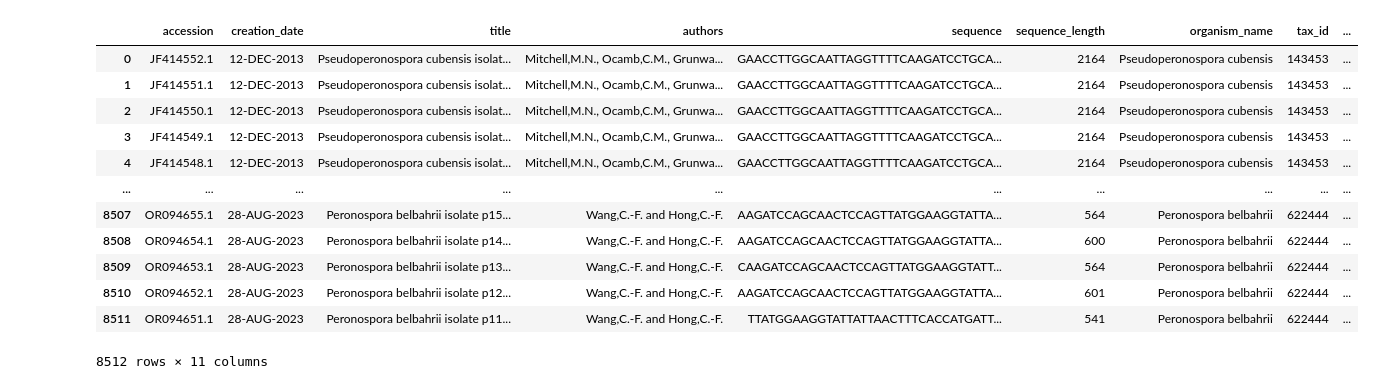
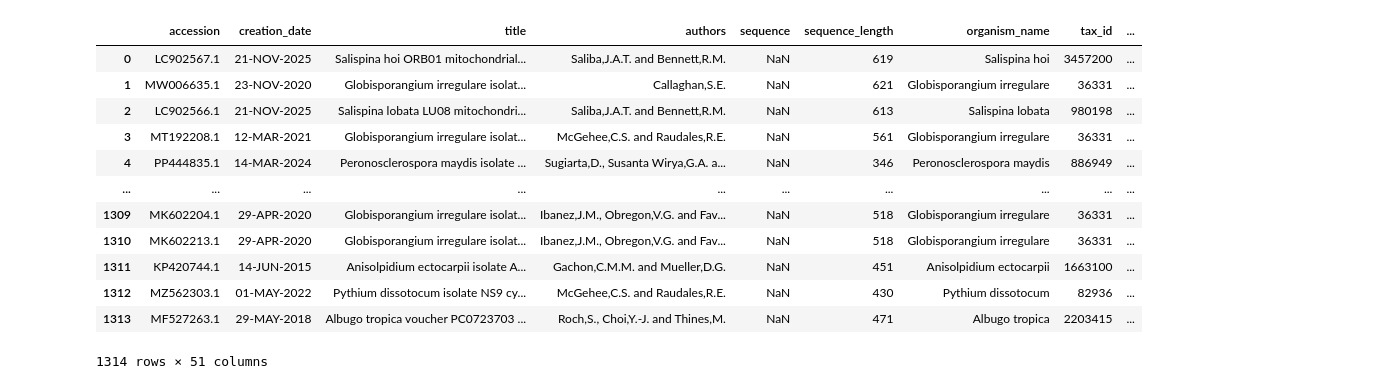
Before and after one commit to Thomas1664/metadbgen, a Jupyter notebook: filter.ipynb, the cells around one changed output. Cells and saved outputs as stored; diff of their text form; code cells hidden in the pictures.

```diff
--- a/filter.ipynb
+++ b/filter.ipynb
@@ -2,19 +2,19 @@
 import pandas as pd
 from src import database
 # %%
-df = pd.read_csv('data/seq-meta.csv')
+df = pd.read_csv('data/cox2_th/output/cox2_th-meta-clean.tsv', sep='\t')
 df
 # %% [output]
 |  | accession | creation_date | title | authors | sequence | sequence_length | organism_name | tax_id | ... |
-| 0 | JF414552.1 | 12-DEC-2013 | Pseudoperonospora cubensis isolat... | Mitchell,M.N., Ocamb,C.M., Grunwa... | GAACCTTGGCAATTAGGTTTTCAAGATCCTGCA... | 2164 | Pseudoperonospora cubensis | 143453 | ... |
-| 1 | JF414551.1 | 12-DEC-2013 | Pseudoperonospora cubensis isolat... | Mitchell,M.N., Ocamb,C.M., Grunwa... | GAACCTTGGCAATTAGGTTTTCAAGATCCTGCA... | 2164 | Pseudoperonospora cubensis | 143453 | ... |
-| 2 | JF414550.1 | 12-DEC-2013 | Pseudoperonospora cubensis isolat... | Mitchell,M.N., Ocamb,C.M., Grunwa... | GAACCTTGGCAATTAGGTTTTCAAGATCCTGCA... | 2164 | Pseudoperonospora cubensis | 143453 | ... |
-| 3 | JF414549.1 | 12-DEC-2013 | Pseudoperonospora cubensis isolat... | Mitchell,M.N., Ocamb,C.M., Grunwa... | GAACCTTGGCAATTAGGTTTTCAAGATCCTGCA... | 2164 | Pseudoperonospora cubensis | 143453 | ... |
-| 4 | JF414548.1 | 12-DEC-2013 | Pseudoperonospora cubensis isolat... | Mitchell,M.N., Ocamb,C.M., Grunwa... | GAACCTTGGCAATTAGGTTTTCAAGATCCTGCA... | 2164 | Pseudoperonospora cubensis | 143453 | ... |
+| 0 | LC902567.1 | 21-NOV-2025 | Salispina hoi ORB01 mitochondrial... | Saliba,J.A.T. and Bennett,R.M. | NaN | 619 | Salispina hoi | 3457200 | ... |
+| 1 | MW006635.1 | 23-NOV-2020 | Globisporangium irregulare isolat... | Callaghan,S.E. | NaN | 621 | Globisporangium irregulare | 36331 | ... |
+| 2 | LC902566.1 | 21-NOV-2025 | Salispina lobata LU08 mitochondri... | Saliba,J.A.T. and Bennett,R.M. | NaN | 613 | Salispina lobata | 980198 | ... |
+| 3 | MT192208.1 | 12-MAR-2021 | Globisporangium irregulare isolat... | McGehee,C.S. and Raudales,R.E. | NaN | 561 | Globisporangium irregulare | 36331 | ... |
+| 4 | PP444835.1 | 14-MAR-2024 | Peronosclerospora maydis isolate ... | Sugiarta,D., Susanta Wirya,G.A. a... | NaN | 346 | Peronosclerospora maydis | 886949 | ... |
 | ... | ... | ... | ... | ... | ... | ... | ... | ... | ... |
-| 8507 | OR094655.1 | 28-AUG-2023 | Peronospora belbahrii isolate p15... | Wang,C.-F. and Hong,C.-F. | AAGATCCAGCAACTCCAGTTATGGAAGGTATTA... | 564 | Peronospora belbahrii | 622444 | ... |
-| 8508 | OR094654.1 | 28-AUG-2023 | Peronospora belbahrii isolate p14... | Wang,C.-F. and Hong,C.-F. | AAGATCCAGCAACTCCAGTTATGGAAGGTATTA... | 600 | Peronospora belbahrii | 622444 | ... |
-| 8509 | OR094653.1 | 28-AUG-2023 | Peronospora belbahrii isolate p13... | Wang,C.-F. and Hong,C.-F. | CAAGATCCAGCAACTCCAGTTATGGAAGGTATT... | 564 | Peronospora belbahrii | 622444 | ... |
-| 8510 | OR094652.1 | 28-AUG-2023 | Peronospora belbahrii isolate p12... | Wang,C.-F. and Hong,C.-F. | AAGATCCAGCAACTCCAGTTATGGAAGGTATTA... | 601 | Peronospora belbahrii | 622444 | ... |
-| 8511 | OR094651.1 | 28-AUG-2023 | Peronospora belbahrii isolate p11... | Wang,C.-F. and Hong,C.-F. | TTATGGAAGGTATTATTAACTTTCACCATGATT... | 541 | Peronospora belbahrii | 622444 | ... |
+| 1309 | MK602204.1 | 29-APR-2020 | Globisporangium irregulare isolat... | Ibanez,J.M., Obregon,V.G. and Fav... | NaN | 518 | Globisporangium irregulare | 36331 | ... |
+| 1310 | MK602213.1 | 29-APR-2020 | Globisporangium irregulare isolat... | Ibanez,J.M., Obregon,V.G. and Fav... | NaN | 518 | Globisporangium irregulare | 36331 | ... |
+| 1311 | KP420744.1 | 14-JUN-2015 | Anisolpidium ectocarpii isolate A... | Gachon,C.M.M. and Mueller,D.G. | NaN | 451 | Anisolpidium ectocarpii | 1663100 | ... |
+| 1312 | MZ562303.1 | 01-MAY-2022 | Pythium dissotocum isolate NS9 cy... | McGehee,C.S. and Raudales,R.E. | NaN | 430 | Pythium dissotocum | 82936 | ... |
+| 1313 | MF527263.1 | 29-MAY-2018 | Albugo tropica voucher PC0723703 ... | Roch,S., Choi,Y.-J. and Thines,M. | NaN | 471 | Albugo tropica | 2203415 | ... |
-8512 rows × 11 columns
+1314 rows × 51 columns
```
Also changed, not shown: parts of 7 cells of this notebook, 2 other files.
